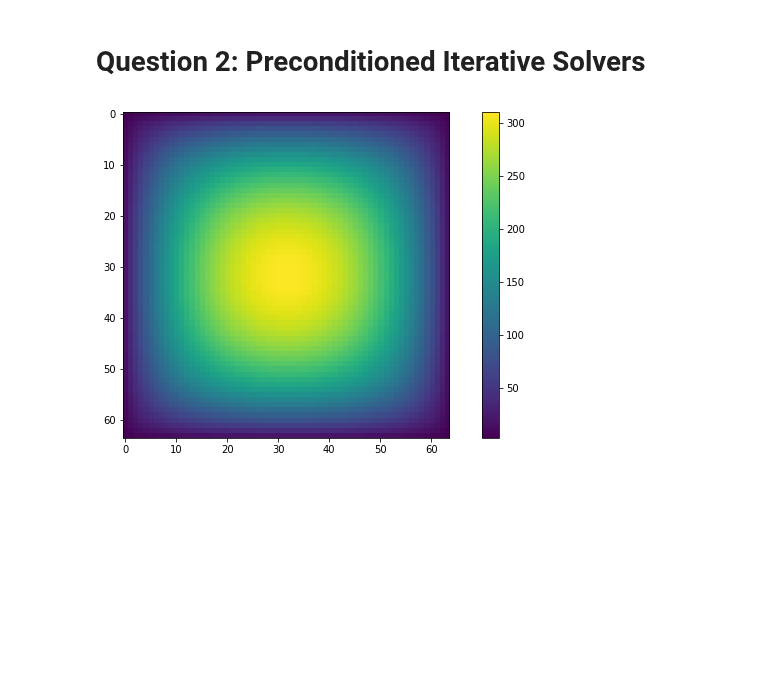
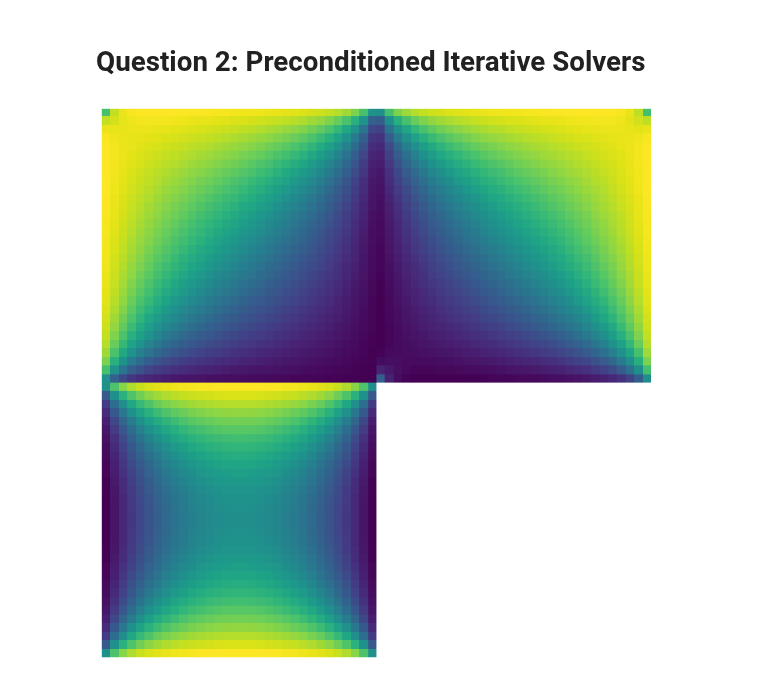
Before and after one commit to johnduffymsc/PHAS0102, a Jupyter notebook: assignment-3.ipynb, the cells around one changed output. Drawn from its saved outputs; the diff is of its cells as text; code cells hidden in the pictures; blank space fills up the shorter version.

Commit message:
Added Q2 plotting.

```diff
--- a/assignment-3.ipynb
+++ b/assignment-3.ipynb
@@ -406,7 +396,0 @@ x, info = cg(A, b.flatten(), u.flatten())
-# %%
-plt.figure(figsize=(12, 6))
-plt.imshow(x.reshape(M, M))
-plt.colorbar()
-plt.show()
-# %% [output]
-[figure, removed]
@@ -412,0 +437,19 @@ plt.show()
+# %%
+plt.figure(figsize=(12, 12.3))
+plt.subplots_adjust(hspace=0, wspace=0)
+
+plt.subplot(2, 2, 1)
+plt.imshow(x1.reshape(M, M))
+plt.axis('off')
+
+plt.subplot(2, 2, 2)
+plt.imshow(x2.reshape(M, M))
+plt.axis('off')
+
+plt.subplot(2, 2, 3)
+plt.imshow(x3.reshape(M, M))
+plt.axis('off')
+
+plt.show()
+# %% [output]
+[figure, added]
```
Also changed, not shown: parts of 2 cells of this notebook.
